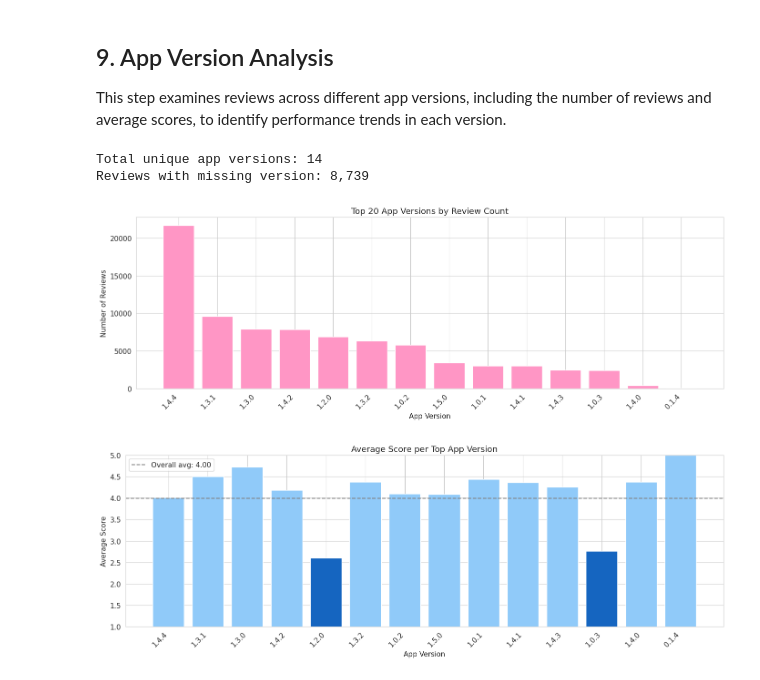
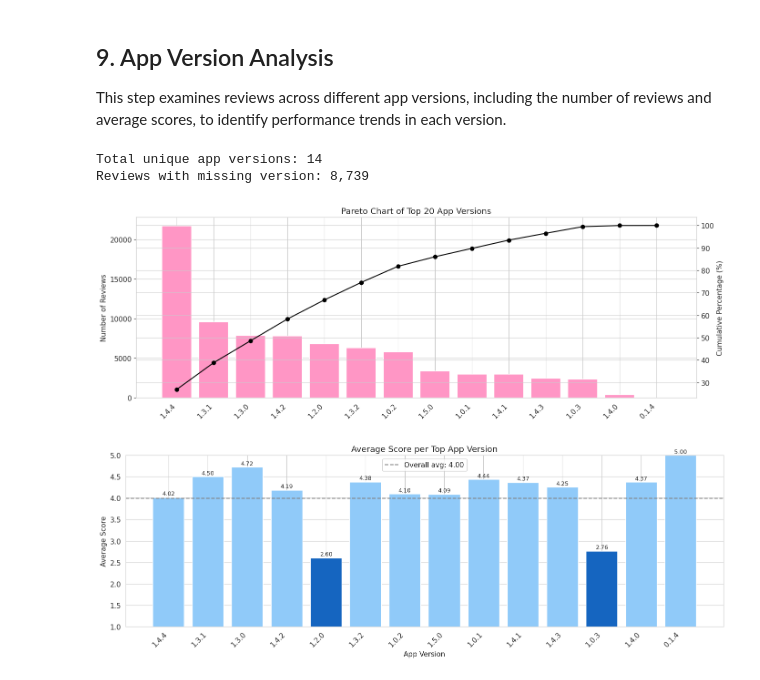
Before and after one commit to astridmeilendra/WondrByBNI-SentimenAnalysis, a Jupyter notebook: Week 2 & Week 3 / Week_3_WondrbyBNI_Review_Exploratory_Data_Analysis_(EDA).ipynb, the cells around one changed output. Cells and saved outputs as stored; diff of their text form; code cells hidden in the pictures.

```diff
--- a/Week 2 & Week 3 / Week_3_WondrbyBNI_Review_Exploratory_Data_Analysis_(EDA).ipynb
+++ b/Week 2 & Week 3 / Week_3_WondrbyBNI_Review_Exploratory_Data_Analysis_(EDA).ipynb
@@ -490,61 +526,94 @@ for _, row in long.iterrows():
 This step examines reviews across different app versions, including the number of reviews and average scores, to identify performance trends in each version.
 # %%
 # Reviews per app version (top 20)
+
 version_counts = df['reviewCreatedVersion'].value_counts()
+
 print(f'Total unique app versions: {version_counts.shape[0]}')
 print(f'Reviews with missing version: {df["reviewCreatedVersion"].isna().sum():,}')
 
+# Get top 20 versions
 top_versions = version_counts.head(20)
 
-fig, ax = plt.subplots(figsize=(14, 5))
-ax.bar(range(len(top_versions)), top_versions.values, color='#FF96C5')
-ax.set_xticks(range(len(top_versions)))
-ax.set_xticklabels(top_versions.index, rotation=45, ha='right')
-ax.set_xlabel('App Version')
-ax.set_ylabel('Number of Reviews')
-ax.set_title('Top 20 App Versions by Review Count')
+# Plot
+import numpy as np
+
+fig, ax1 = plt.subplots(figsize=(14, 5))
+
+# Bar chart
+ax1.bar(top_versions.index, top_versions.values, color='#FF96C5')
+ax1.set_xticklabels(top_versions.index, rotation=45, ha='right')
+ax1.set_ylabel('Number of Reviews')
+
+# Cumulative line
+cumulative = top_versions.cumsum() / top_versions.sum() * 100
+
+ax2 = ax1.twinx()
+ax2.plot(top_versions.index, cumulative, color='black', marker='o')
+ax2.set_ylabel('Cumulative Percentage (%)')
+
+plt.title('Pareto Chart of Top 20 App Versions')
 plt.tight_layout()
 plt.show()
 # %% [output]
 Total unique app versions: 14
 Reviews with missing version: 8,739
-[figure, old version]
+[figure, new version]
 # %%
 # Average score per top app version
+
 top_ver_list = top_versions.index.tolist()
+
+# Calculate mean score per version
 ver_scores = df[df['reviewCreatedVersion'].isin(top_ver_list)] \
-    .groupby('reviewCreatedVersion')['score'].agg(['mean', 'count'])
+    .groupby('reviewCreatedVersion')['score'] \
+    .agg(['mean', 'count'])
 
-ver_scores = ver_scores.loc[top_ver_list]  # keep original order
+# Keep original order
+ver_scores = ver_scores.loc[top_ver_list]
 
+# Plot
 fig, ax = plt.subplots(figsize=(14, 5))
 
 # Color mapping (good / neutral / bad)
-bar_colors = [
-    '#90CAF9' if s >= 3.5 else   # light blue (good)
-    '#1565C0' if s >= 2.5 else   # dark blue (neutral)
-    '#FBC02D' for s in ver_scores['mean']  # yellow (bad)
-]
+bar_colors = []
+for s in ver_scores['mean']:
+    if s >= 3.5:
+        bar_colors.append('#90CAF9')  # light blue (good)
+    elif s >= 2.5:
+        bar_colors.append('#1565C0')  # dark blue (neutral)
+    else:
+        bar_colors.append('#FBC02D')  # yellow (bad)
 
+# Bar chart
 ax.bar(range(len(ver_scores)), ver_scores['mean'], color=bar_colors)
 
 # Overall average line
+overall_avg = df['score'].mean()
 ax.axhline(
-    y=df['score'].mean(),
+    y=overall_avg,
     color='gray',
     linestyle='--',
-    label=f'Overall avg: {df["score"].mean():.2f}'
+    linewidth=1.5,
+    label=f'Overall avg: {overall_avg:.2f}'
 )
 
+# Labels on top of bars
+for i, v in enumerate(ver_scores['mean']):
+    ax.text(i, v + 0.05, f'{v:.2f}', ha='center', fontsize=9)
+
+# Axis settings
 ax.set_xticks(range(len(ver_scores)))
 ax.set_xticklabels(ver_scores.index, rotation=45, ha='right')
+
 ax.set_xlabel('App Version')
 ax.set_ylabel('Average Score')
 ax.set_ylim(1, 5)
+
 ax.set_title('Average Score per Top App Version')
 ax.legend()
 
 plt.tight_layout()
 plt.show()
 # %% [output]
-[figure, old version]
+[figure, new version]
```
Also changed, not shown: parts of 3 cells of this notebook.
